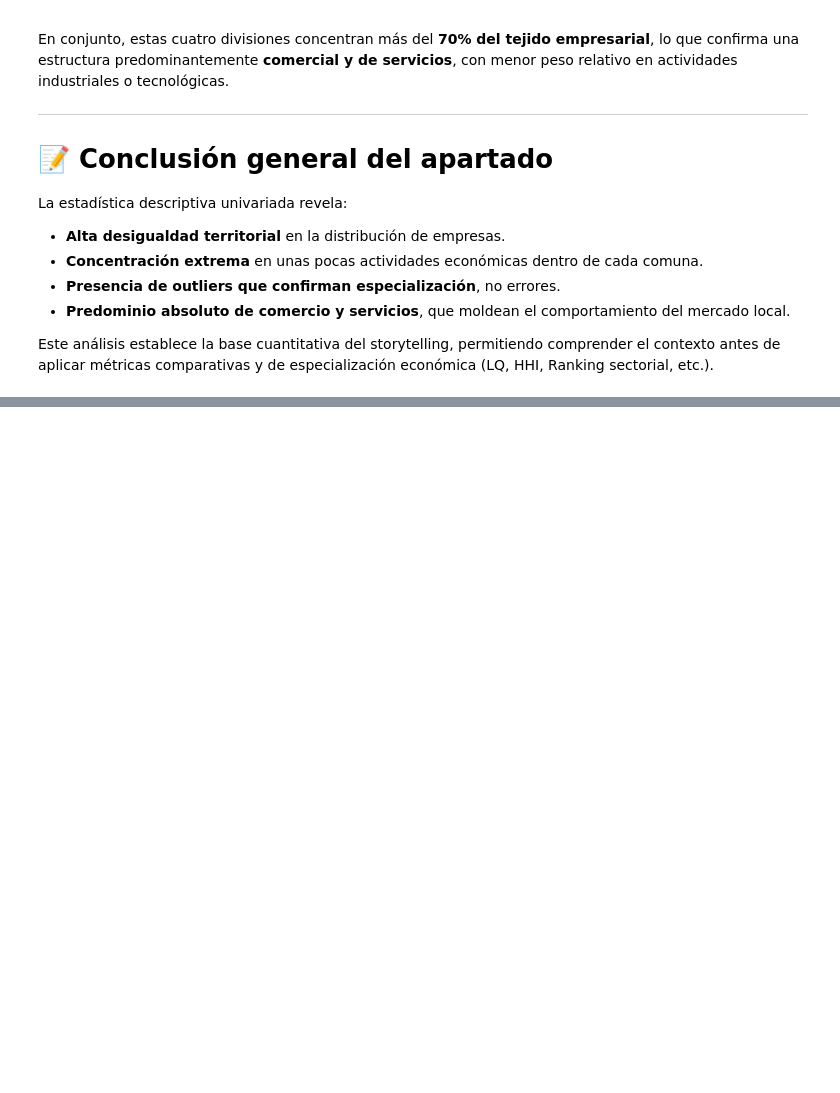
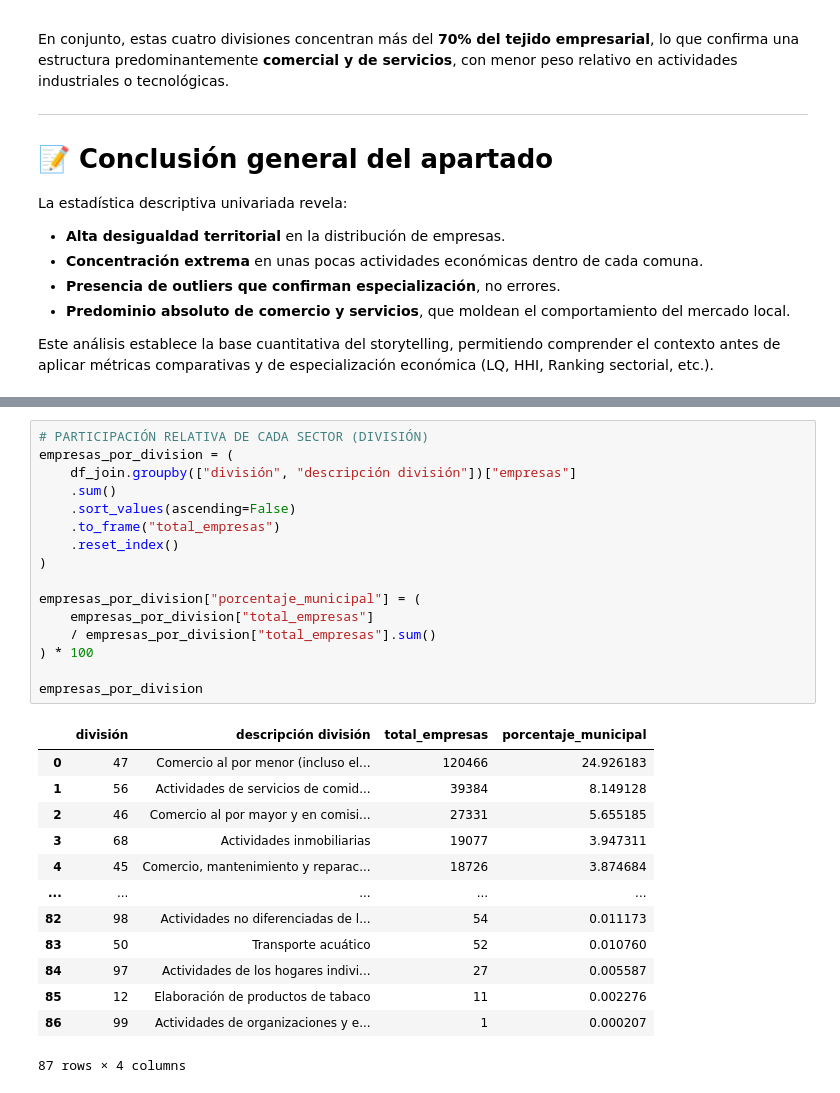
Before and after one commit to smaje99/diploma-in-data-analytics-in-business-management-unir, a Jupyter notebook: medellin-business-landscape/medellin-business-landscape.ipynb, the cells around one changed output, grey strips where cells are left out. Saved outputs shown, nothing was run; the diff lists cells and outputs as text; blank space fills up the shorter version.

```diff
--- a/medellin-business-landscape/medellin-business-landscape.ipynb
+++ b/medellin-business-landscape/medellin-business-landscape.ipynb
@@ -1543,0 +1579,30 @@ Este análisis establece la base cuantitativa del storytelling, permitiendo comp
+# %%
+# PARTICIPACIÓN RELATIVA DE CADA SECTOR (DIVISIÓN)
+empresas_por_division = (
+    df_join.groupby(["división", "descripción división"])["empresas"]
+    .sum()
+    .sort_values(ascending=False)
+    .to_frame("total_empresas")
+    .reset_index()
+)
+
+empresas_por_division["porcentaje_municipal"] = (
+    empresas_por_division["total_empresas"]
+    / empresas_por_division["total_empresas"].sum()
+) * 100
+
+empresas_por_division
+# %% [output]
+|  | división | descripción división | total_empresas | porcentaje_municipal |
+| 0 | 47 | Comercio al por menor (incluso el... | 120466 | 24.926183 |
+| 1 | 56 | Actividades de servicios de comid... | 39384 | 8.149128 |
+| 2 | 46 | Comercio al por mayor y en comisi... | 27331 | 5.655185 |
+| 3 | 68 | Actividades inmobiliarias | 19077 | 3.947311 |
+| 4 | 45 | Comercio, mantenimiento y reparac... | 18726 | 3.874684 |
+| ... | ... | ... | ... | ... |
+| 82 | 98 | Actividades no diferenciadas de l... | 54 | 0.011173 |
+| 83 | 50 | Transporte acuático | 52 | 0.010760 |
+| 84 | 97 | Actividades de los hogares indivi... | 27 | 0.005587 |
+| 85 | 12 | Elaboración de productos de tabaco | 11 | 0.002276 |
+| 86 | 99 | Actividades de organizaciones y e... | 1 | 0.000207 |
+87 rows × 4 columns
```
Also changed, not shown: parts of 6 cells of this notebook, 3 other files.
